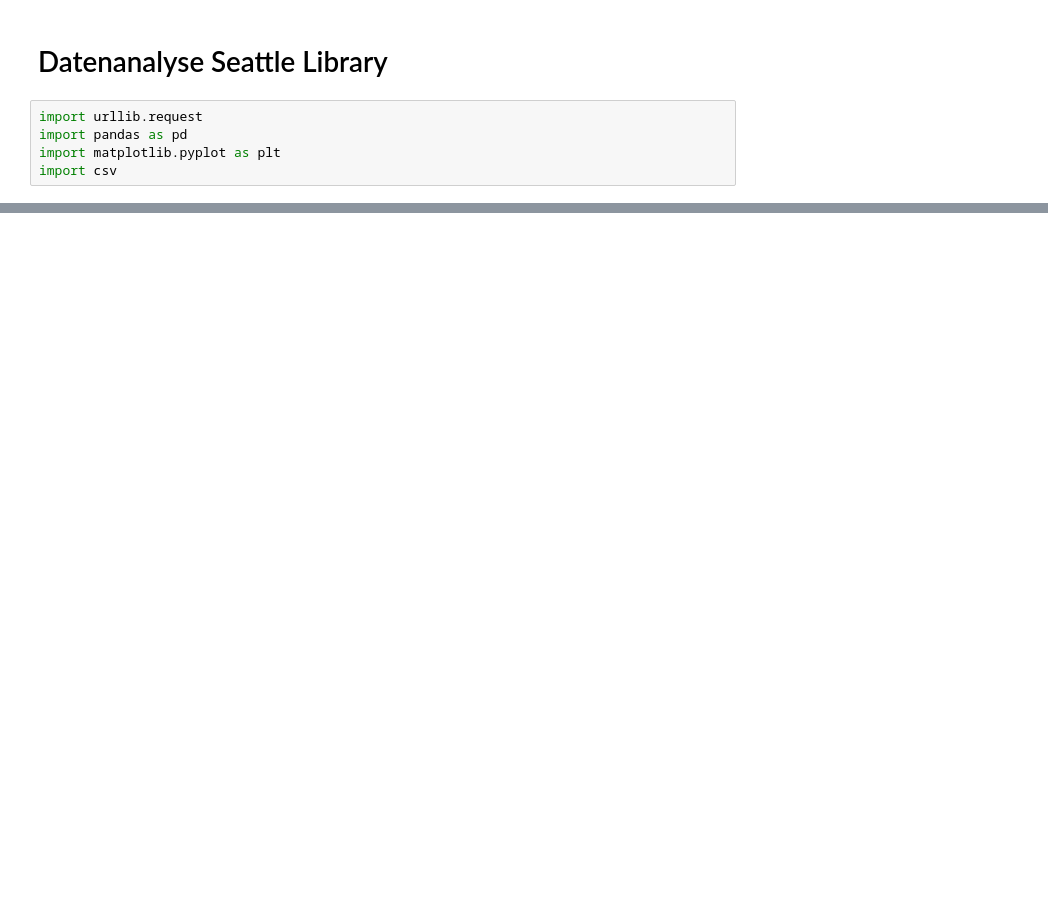
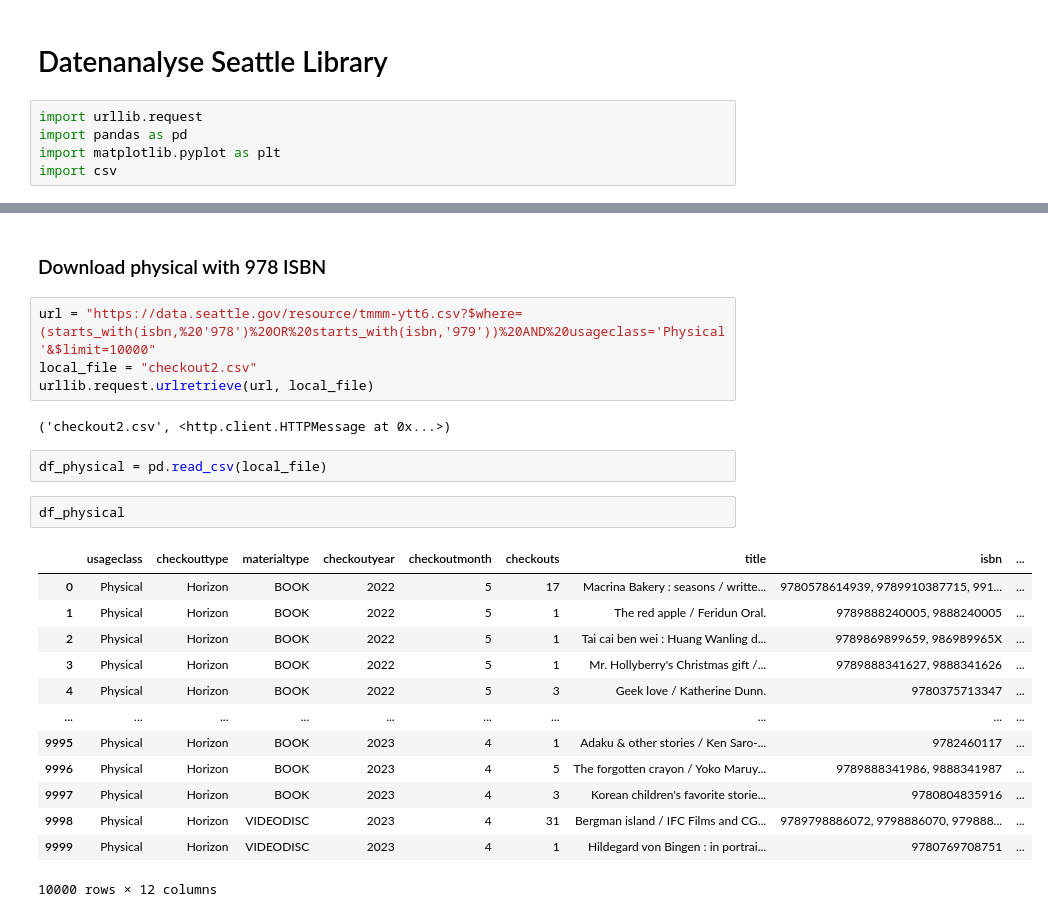
Before and after one commit to awaldlza/2024-2025-Data_Librarian_Annabel_Walz, a Jupyter notebook: Modul_1/Datenanalyse_Seattle_Library.ipynb, the cells around one changed output, grey strips where cells are left out. Drawn from its saved outputs; the diff is of its cells as text; blank space fills up the shorter version.

```diff
--- a/Modul_1/Datenanalyse_Seattle_Library.ipynb
+++ b/Modul_1/Datenanalyse_Seattle_Library.ipynb
@@ -35,0 +330,26 @@ df_seattle
+# %% [markdown]
+### Download physical with 978 ISBN
+# %%
+url = "https://data.seattle.gov/resource/tmmm-ytt6.csv?$where=(starts_with(isbn,%20'978')%20OR%20starts_with(isbn,'979'))%20AND%20usageclass='Physical'&$limit=10000"
+local_file = "checkout2.csv"
+urllib.request.urlretrieve(url, local_file)
+# %% [output]
+('checkout2.csv', <http.client.HTTPMessage at 0x...>)
+# %%
+df_physical = pd.read_csv(local_file)
+# %%
+df_physical
+# %% [output]
+|  | usageclass | checkouttype | materialtype | checkoutyear | checkoutmonth | checkouts | title | isbn | ... |
+| 0 | Physical | Horizon | BOOK | 2022 | 5 | 17 | Macrina Bakery : seasons / writte... | 9780578614939, 9789910387715, 991... | ... |
+| 1 | Physical | Horizon | BOOK | 2022 | 5 | 1 | The red apple / Feridun Oral. | 9789888240005, 9888240005 | ... |
+| 2 | Physical | Horizon | BOOK | 2022 | 5 | 1 | Tai cai ben wei : Huang Wanling d... | 9789869899659, 986989965X | ... |
+| 3 | Physical | Horizon | BOOK | 2022 | 5 | 1 | Mr. Hollyberry's Christmas gift /... | 9789888341627, 9888341626 | ... |
+| 4 | Physical | Horizon | BOOK | 2022 | 5 | 3 | Geek love / Katherine Dunn. | 9780375713347 | ... |
+| ... | ... | ... | ... | ... | ... | ... | ... | ... | ... |
+| 9995 | Physical | Horizon | BOOK | 2023 | 4 | 1 | Adaku & other stories / Ken Saro-... | 9782460117 | ... |
+| 9996 | Physical | Horizon | BOOK | 2023 | 4 | 5 | The forgotten crayon / Yoko Maruy... | 9789888341986, 9888341987 | ... |
+| 9997 | Physical | Horizon | BOOK | 2023 | 4 | 3 | Korean children's favorite storie... | 9780804835916 | ... |
+| 9998 | Physical | Horizon | VIDEODISC | 2023 | 4 | 31 | Bergman island / IFC Films and CG... | 9789798886072, 9798886070, 979888... | ... |
+| 9999 | Physical | Horizon | VIDEODISC | 2023 | 4 | 1 | Hildegard von Bingen : in portrai... | 9780769708751 | ... |
+10000 rows × 12 columns
```
Also changed, not shown: parts of 60 cells of this notebook, 1 other file.
